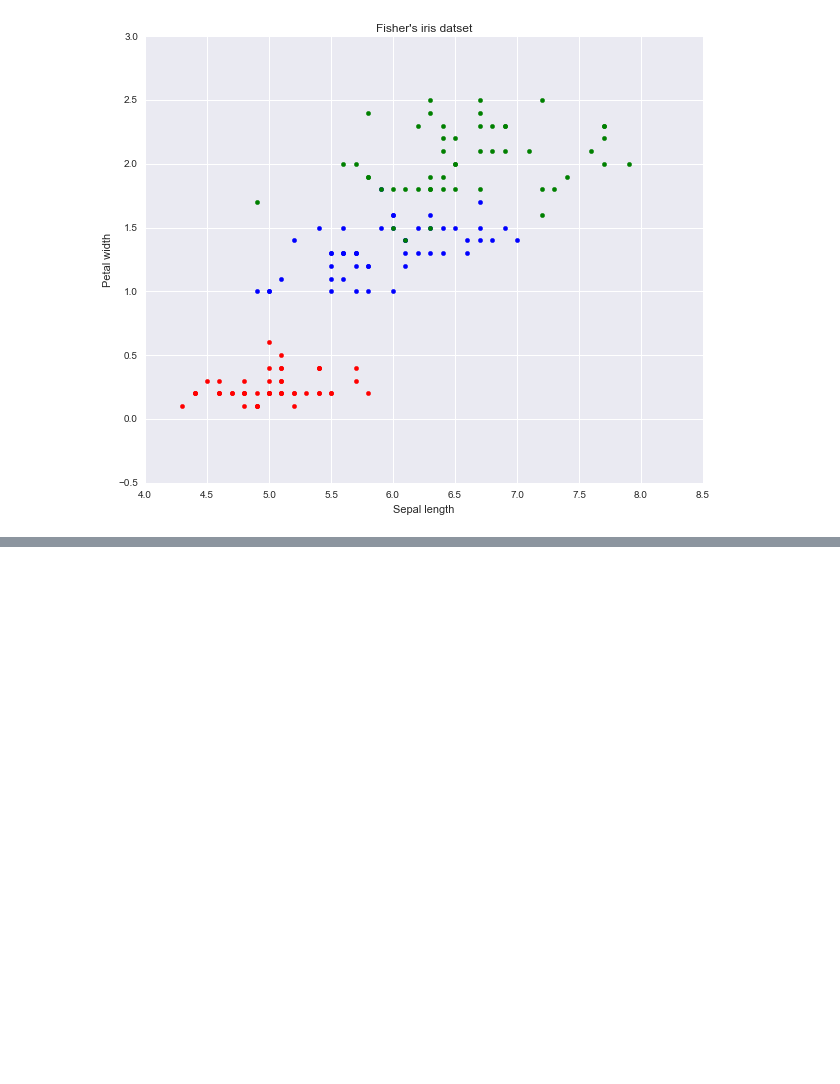
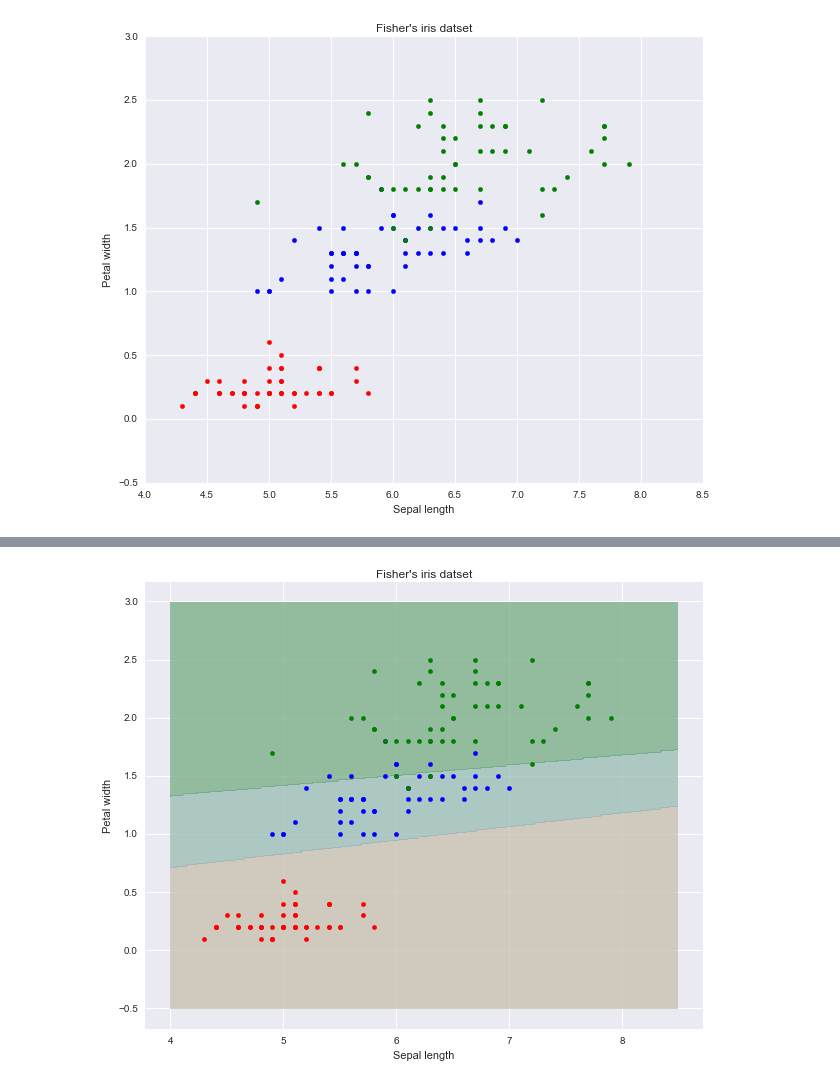
Before and after one commit to Britefury/deep-learning-tutorial-pydata, a Jupyter notebook: INTRO ML 01 - Machine learning - a very basic introduction.ipynb, the cells around one changed output, grey strips where cells are left out. Cells and saved outputs as stored; diff of their text form; code cells hidden in the pictures; blank space fills up the shorter version.

```diff
--- a/INTRO ML 01 - Machine learning - a very basic introduction.ipynb
+++ b/INTRO ML 01 - Machine learning - a very basic introduction.ipynb
@@ -108,0 +118,9 @@ plt.show()
+# %%
+# Linear classifier
+lclf = LinearSVC()
+# Train
+lclf.fit(X03, Y)
+# Plot the decision surface
+clf_decision_surface_plot(lclf)
+# %% [output]
+[figure, added]
```
Also changed, not shown: parts of 12 cells of this notebook.
